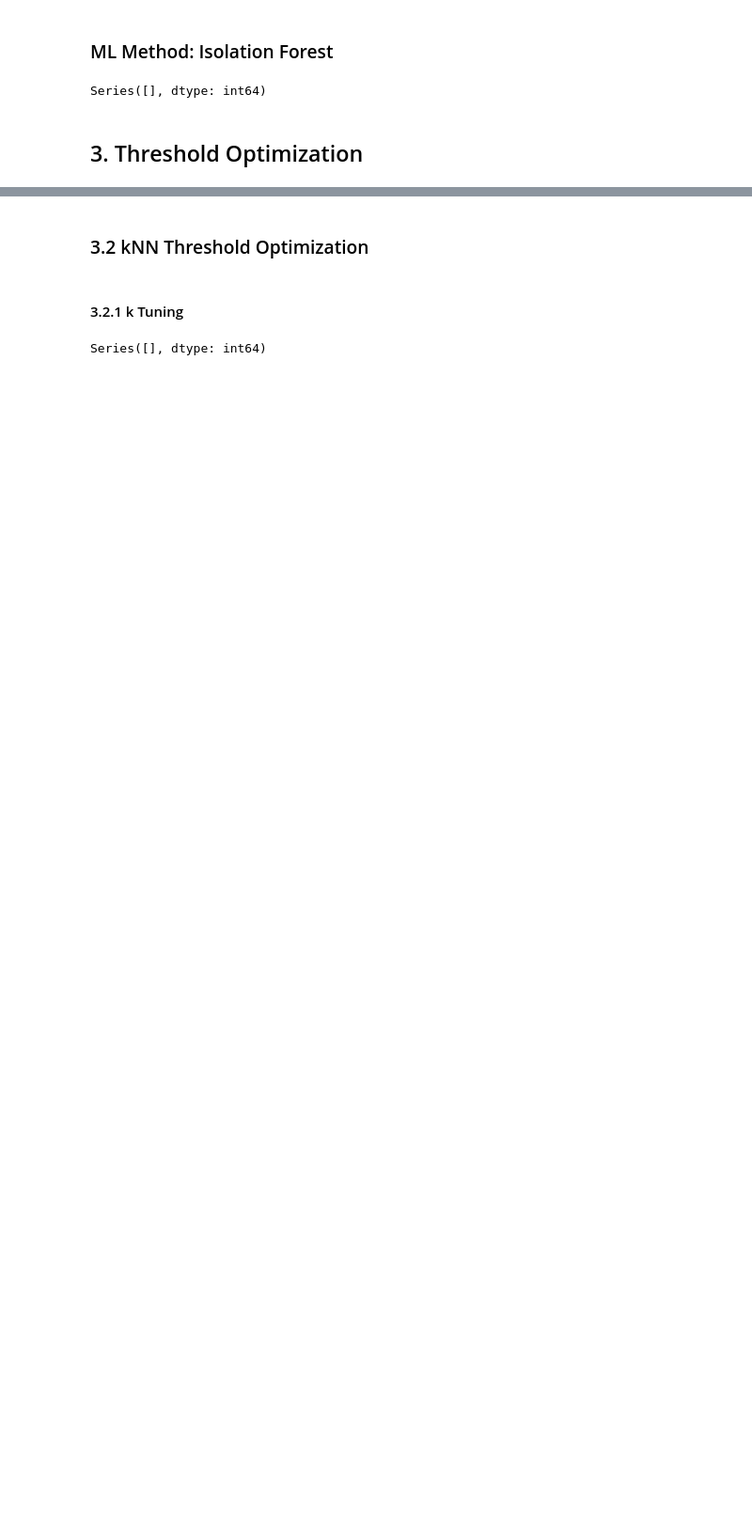
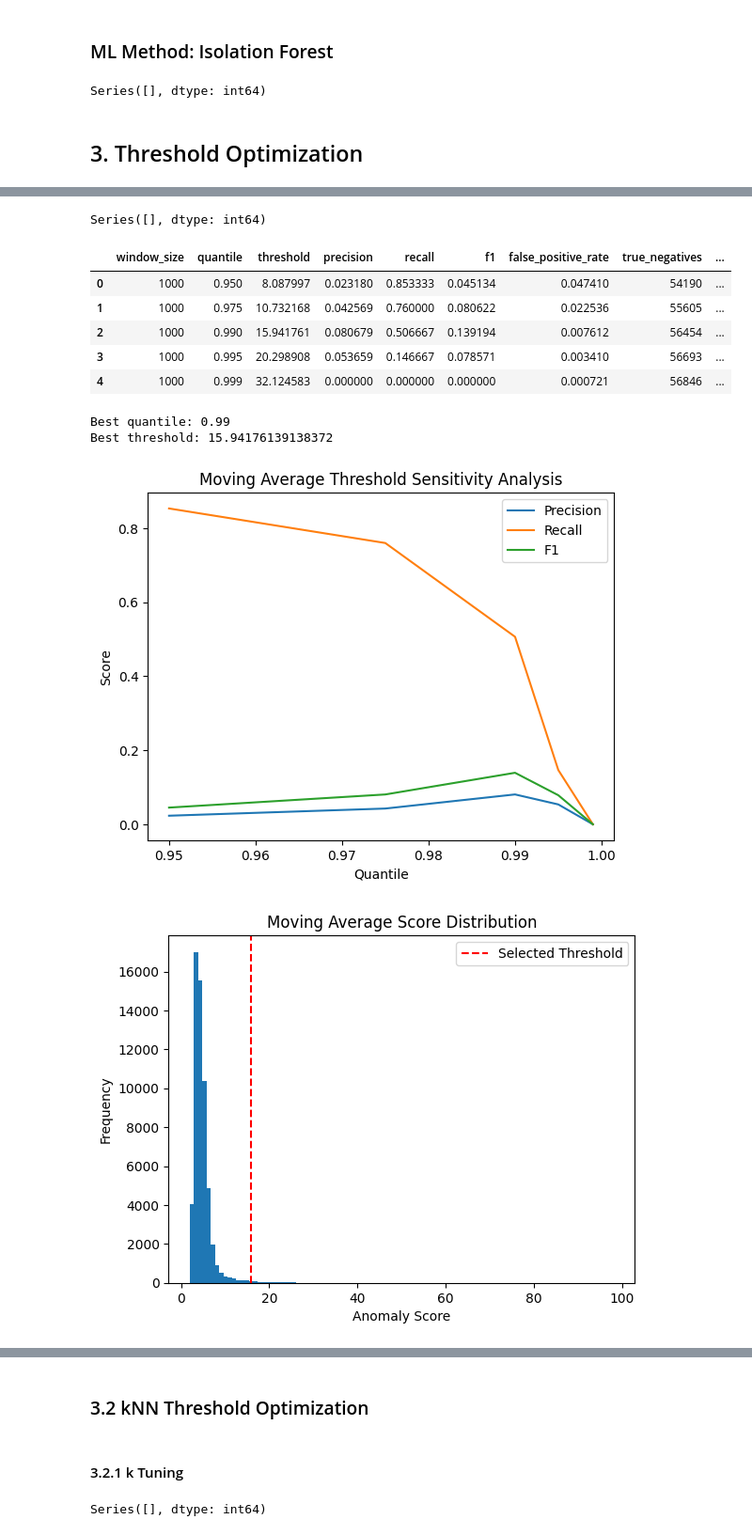
Before and after one commit to BradleyBravender/ece447-project, a Jupyter notebook: AnomalyDetection.ipynb, the cells around one changed output, grey strips where cells are left out. Shown at 94% size. Saved outputs shown, nothing was run; the diff lists cells and outputs as text; code cells hidden in the pictures; blank space fills up the shorter version.

```diff
--- a/AnomalyDetection.ipynb
+++ b/AnomalyDetection.ipynb
@@ -291,0 +490,63 @@ Requirement already satisfied: pyasn1<0.5.0,>=0.4.6 in /home/brad/miniconda3/env
+# %%
+# Run threshold tuning
+quantiles = [0.95, 0.975, 0.99, 0.995, 0.999]
+
+X_train, X_test, y_train, y_test = get_dataset()
+
+ma_threshold_results_df = tune_moving_average_threshold(
+    X_train,
+    X_test,
+    y_test,
+    window_size=best_window,
+    quantiles=quantiles
+)
+
+display(ma_threshold_results_df)
+
+# Select best threshold
+best_row = ma_threshold_results_df.sort_values(by="f1", ascending=False).iloc[0]
+
+best_ma_quantile = best_row["quantile"]
+best_ma_threshold = best_row["threshold"]
+
+print("Best quantile:", best_ma_quantile)
+print("Best threshold:", best_ma_threshold)
+
+# Sensitivity plot
+plt.plot(ma_threshold_results_df["quantile"], ma_threshold_results_df["precision"], label="Precision")
+plt.plot(ma_threshold_results_df["quantile"], ma_threshold_results_df["recall"], label="Recall")
+plt.plot(ma_threshold_results_df["quantile"], ma_threshold_results_df["f1"], label="F1")
+plt.xlabel("Quantile")
+plt.ylabel("Score")
+plt.title("Moving Average Threshold Sensitivity Analysis")
+plt.legend()
+plt.show()
+
+# Score distribution
+ma_output = moving_average_detector(
+    X_train=X_train,
+    X_test=X_test,
+    y_test=y_test,
+    window_size=best_window,
+    quantile=best_ma_quantile
+)
+
+plt.hist(ma_output["scores"].dropna(), bins=100)
+plt.axvline(best_ma_threshold, linestyle="--", label="Selected Threshold", color="r")
+plt.title("Moving Average Score Distribution")
+plt.xlabel("Anomaly Score")
+plt.ylabel("Frequency")
+plt.legend()
+plt.show()
+# %% [output]
+Series([], dtype: int64)
+|  | window_size | quantile | threshold | precision | recall | f1 | false_positive_rate | true_negatives | ... |
+| 0 | 1000 | 0.950 | 8.087997 | 0.023180 | 0.853333 | 0.045134 | 0.047410 | 54190 | ... |
+| 1 | 1000 | 0.975 | 10.732168 | 0.042569 | 0.760000 | 0.080622 | 0.022536 | 55605 | ... |
+| 2 | 1000 | 0.990 | 15.941761 | 0.080679 | 0.506667 | 0.139194 | 0.007612 | 56454 | ... |
+| 3 | 1000 | 0.995 | 20.298908 | 0.053659 | 0.146667 | 0.078571 | 0.003410 | 56693 | ... |
+| 4 | 1000 | 0.999 | 32.124583 | 0.000000 | 0.000000 | 0.000000 | 0.000721 | 56846 | ... |
+Best quantile: 0.99
+Best threshold: 15.94176139138372
+[figure, added]
+[figure, added]
```
Also changed, not shown: parts of 25 cells of this notebook.
